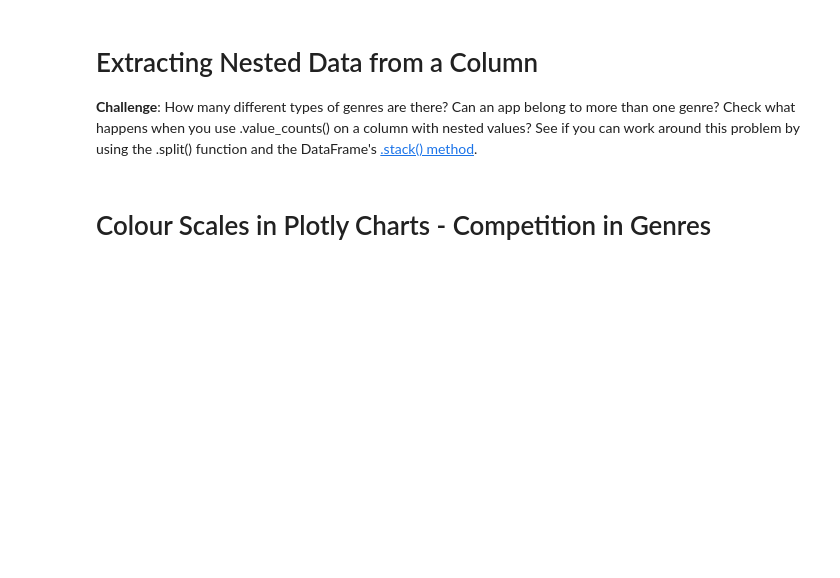
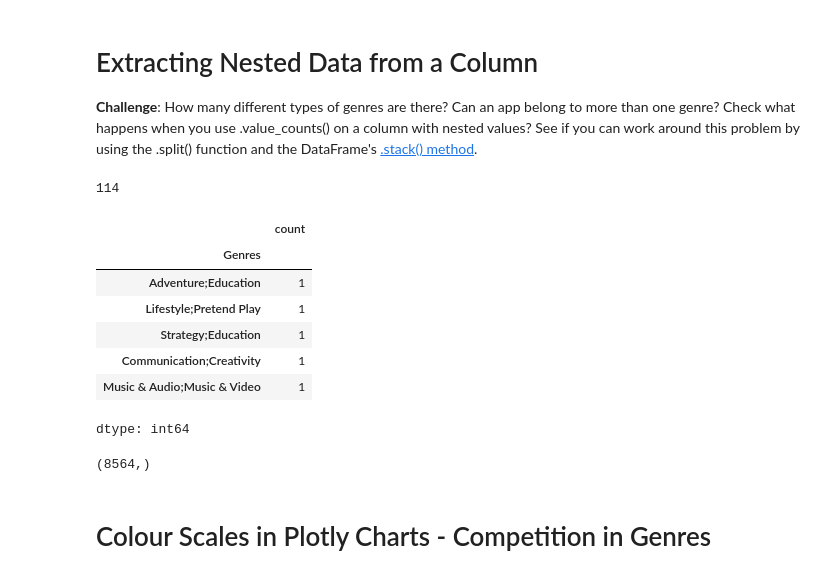
Before and after one commit to yanliu1111/python-tutorial, a Jupyter notebook: 100days/Data(day72-day82)/day76_plotly_charts_analysing_Andriord_app.ipynb, the cells around one changed output. Drawn from its saved outputs; the diff is of its cells as text; code cells hidden in the pictures; blank space fills up the shorter version.

```diff
--- a/100days/Data(day72-day82)/day76_plotly_charts_analysing_Andriord_app.ipynb
+++ b/100days/Data(day72-day82)/day76_plotly_charts_analysing_Andriord_app.ipynb
@@ -439,6 +437,30 @@ scatter.show()
 # Extracting Nested Data from a Column
 
 **Challenge**: How many different types of genres are there? Can an app belong to more than one genre? Check what happens when you use .value_counts() on a column with nested values? See if you can work around this problem by using the .split() function and the DataFrame's [.stack() method](https://pandas.pydata.org/pandas-docs/stable/reference/api/pandas.DataFrame.stack.html).
+# %%
+len(df_apps_clean.Genres.unique())
+# %% [output]
+114
+# %%
+df_apps_clean.Genres.value_counts().sort_values(ascending=True)[:5]
+# %% [output]
+|  | count |
+| Genres |  |
+| Adventure;Education | 1 |
+| Lifestyle;Pretend Play | 1 |
+| Strategy;Education | 1 |
+| Communication;Creativity | 1 |
+| Music & Audio;Music & Video | 1 |
+dtype: int64
+# %%
+# Split the strings on the semi-colon and then .stack them.
+stack = df_apps_clean.Genres.str.split(';', expand=True).stack()
+print(stack.shape)
+# print(f'We now have a single column with shape: {stack.shape}')
+num_genres = stack.value_counts()
+# print(f'Number of genres: {len(num_genres)}')
+# %% [output]
+(8564,)
 # %% [markdown]
 # Colour Scales in Plotly Charts - Competition in Genres
 # %% [markdown]
```
Also changed, not shown: parts of 12 cells of this notebook.
